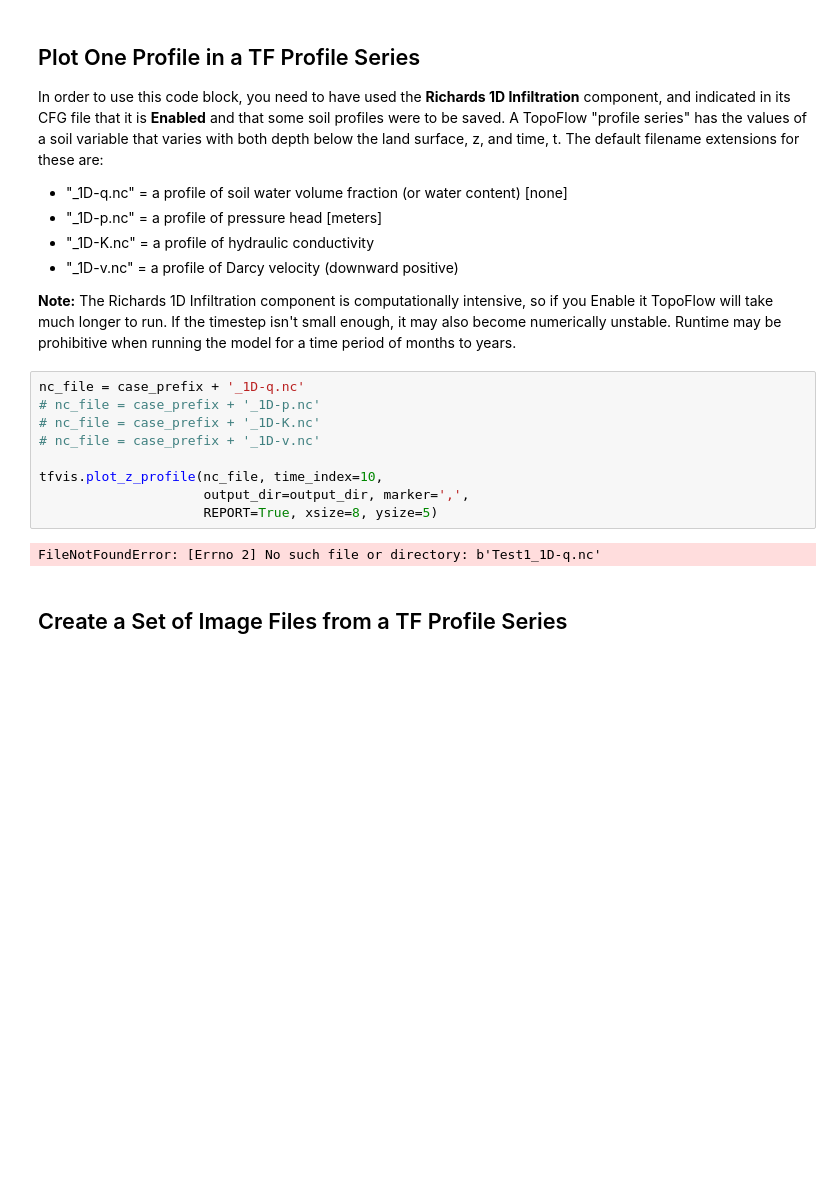
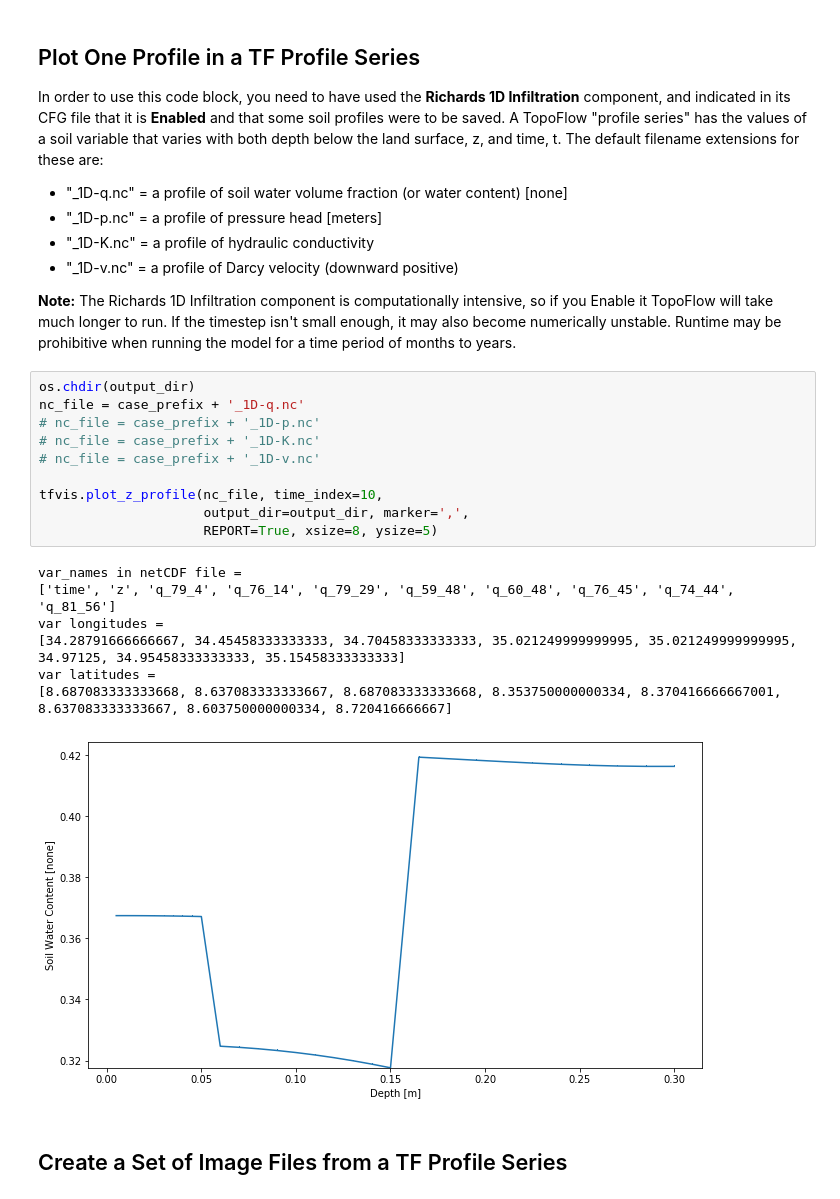
Before and after one commit to peckhams/topoflow36, a Jupyter notebook: TopoFlow_Visualization_v2.ipynb, the cells around one changed output. Saved outputs shown, nothing was run; the diff lists cells and outputs as text; blank space fills up the shorter version.

```diff
--- a/TopoFlow_Visualization_v2.ipynb
+++ b/TopoFlow_Visualization_v2.ipynb
@@ -324,16 +329,23 @@ In order to use this code block, you need to have used the <b>Richards 1D Infilt
 
 <b>Note:</b> The Richards 1D Infiltration component is computationally intensive, so if you Enable it TopoFlow will take much longer to run.  If the timestep isn't small enough, it may also become numerically unstable.  Runtime may be prohibitive when running the model for a time period of months to years.
 # %%
+os.chdir(output_dir)
 nc_file = case_prefix + '_1D-q.nc'
 # nc_file = case_prefix + '_1D-p.nc'
 # nc_file = case_prefix + '_1D-K.nc'
 # nc_file = case_prefix + '_1D-v.nc'
 
 tfvis.plot_z_profile(nc_file, time_index=10,
                      output_dir=output_dir, marker=',',
                      REPORT=True, xsize=8, ysize=5)
 # %% [output]
-FileNotFoundError: [Errno 2] No such file or directory: b'Test1_1D-q.nc'
+var_names in netCDF file =
+['time', 'z', 'q_79_4', 'q_76_14', 'q_79_29', 'q_59_48', 'q_60_48', 'q_76_45', 'q_74_44', 'q_81_56']
+var longitudes =
+[34.28791666666667, 34.45458333333333, 34.70458333333333, 35.021249999999995, 35.021249999999995, 34.97125, 34.95458333333333, 35.15458333333333]
+var latitudes =
+[8.687083333333668, 8.637083333333667, 8.687083333333668, 8.353750000000334, 8.370416666667001, 8.637083333333667, 8.603750000000334, 8.720416666667]
+[figure, added]
 # %% [markdown]
 ## Create a Set of Image Files from a TF Profile Series  <a id="ps_images_C"></a>
 # %%
```
Also changed, not shown: parts of 8 cells of this notebook.
